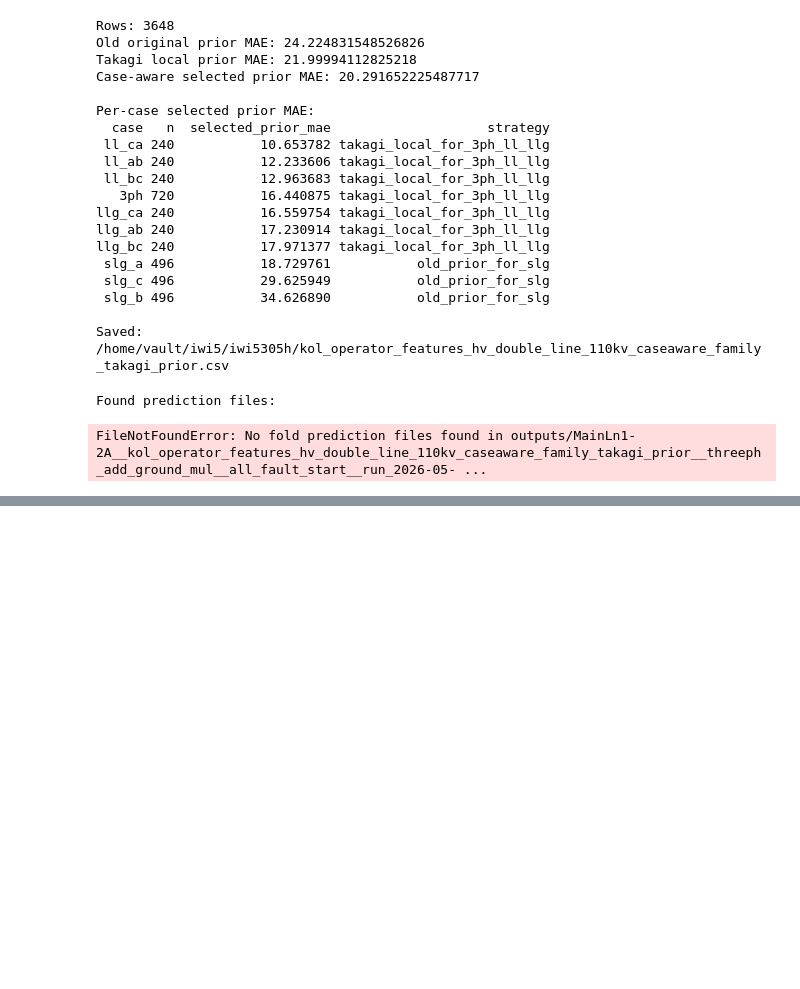
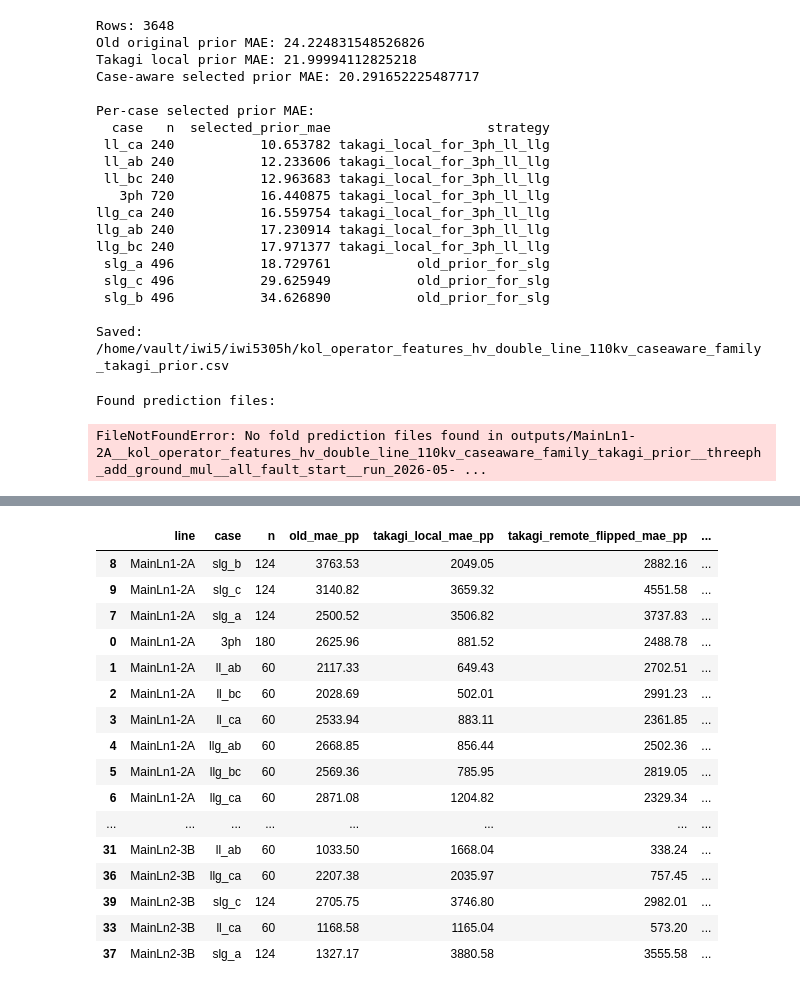
Before and after one commit to sagar-crypto/Masters_thesis_PR_LABS, a Jupyter notebook: EDA.ipynb, the cells around one changed output, grey strips where cells are left out. Drawn from its saved outputs; the diff is of its cells as text; code cells hidden in the pictures; blank space fills up the shorter version.

```diff
--- a/EDA.ipynb
+++ b/EDA.ipynb
@@ -3343,0 +3397,16 @@ FileNotFoundError: No fold prediction files found in outputs/MainLn1-2A__kol_ope
+# %%
+line_col = "y_fault_line"
+case_col = "case"
+target_col = "y_fault_location"
+
+lines = [
+    "MainLn1-2A",
+    "MainLn1-2B",
+    "MainLn2-3A",
+    "MainLn2-3B",
+]
+
+df4 = df[df[line_col].isin(lines)].copy()
+
+print("Filtered shape:", df4.shape)
+print(df4[line_col].value_counts())
@@ -3343,0 +3464,73 @@ FileNotFoundError: No fold prediction files found in outputs/MainLn1-2A__kol_ope
+# %%
+rows = []
+
+for (line, case), g in df4.groupby([line_col, case_col]):
+    row = {
+        "line": line,
+        "case": case,
+        "n": len(g),
+    }
+
+    prior_maes = {}
+
+    for name, col in available_priors.items():
+        mae = 100 * (g[target_col] - g[col]).abs().mean()
+        bias = 100 * (g[col] - g[target_col]).mean()
+
+        row[f"{name}_mae_pp"] = mae
+        row[f"{name}_bias_pp"] = bias
+        prior_maes[name] = mae
+
+    best_name = min(prior_maes, key=prior_maes.get)
+    row["best_prior"] = best_name
+    row["best_prior_mae_pp"] = prior_maes[best_name]
+
+    if "selected_caseaware" in prior_maes:
+        row["selected_gap_to_best_pp"] = (
+            prior_maes["selected_caseaware"] - prior_maes[best_name]
+        )
+
+    rows.append(row)
+
+line_case_prior_summary = pd.DataFrame(rows)
+
+line_case_prior_summary = line_case_prior_summary.sort_values(
+    ["line", "selected_gap_to_best_pp"],
+    ascending=[True, False],
+)
+
+cols_to_show = [
+    "line",
+    "case",
+    "n",
+    "old_mae_pp",
+    "takagi_local_mae_pp",
+    "takagi_remote_flipped_mae_pp",
+    "takagi_both_mean_mae_pp",
+    "selected_caseaware_mae_pp",
+    "best_prior",
+    "best_prior_mae_pp",
+    "selected_gap_to_best_pp",
+]
+
+cols_to_show = [c for c in cols_to_show if c in line_case_prior_summary.columns]
+
+line_case_prior_summary[cols_to_show].round(2)
+# %% [output]
+|  | line | case | n | old_mae_pp | takagi_local_mae_pp | takagi_remote_flipped_mae_pp | ... |
+| 8 | MainLn1-2A | slg_b | 124 | 3763.53 | 2049.05 | 2882.16 | ... |
+| 9 | MainLn1-2A | slg_c | 124 | 3140.82 | 3659.32 | 4551.58 | ... |
+| 7 | MainLn1-2A | slg_a | 124 | 2500.52 | 3506.82 | 3737.83 | ... |
+| 0 | MainLn1-2A | 3ph | 180 | 2625.96 | 881.52 | 2488.78 | ... |
+| 1 | MainLn1-2A | ll_ab | 60 | 2117.33 | 649.43 | 2702.51 | ... |
+| 2 | MainLn1-2A | ll_bc | 60 | 2028.69 | 502.01 | 2991.23 | ... |
+| 3 | MainLn1-2A | ll_ca | 60 | 2533.94 | 883.11 | 2361.85 | ... |
+| 4 | MainLn1-2A | llg_ab | 60 | 2668.85 | 856.44 | 2502.36 | ... |
+| 5 | MainLn1-2A | llg_bc | 60 | 2569.36 | 785.95 | 2819.05 | ... |
+| 6 | MainLn1-2A | llg_ca | 60 | 2871.08 | 1204.82 | 2329.34 | ... |
+| ... | ... | ... | ... | ... | ... | ... | ... |
+| 31 | MainLn2-3B | ll_ab | 60 | 1033.50 | 1668.04 | 338.24 | ... |
+| 36 | MainLn2-3B | llg_ca | 60 | 2207.38 | 2035.97 | 757.45 | ... |
+| 39 | MainLn2-3B | slg_c | 124 | 2705.75 | 3746.80 | 2982.01 | ... |
+| 33 | MainLn2-3B | ll_ca | 60 | 1168.58 | 1165.04 | 573.20 | ... |
+| 37 | MainLn2-3B | slg_a | 124 | 1327.17 | 3880.58 | 3555.58 | ... |
```
Also changed, not shown: parts of 10 cells of this notebook, 1 other file.
